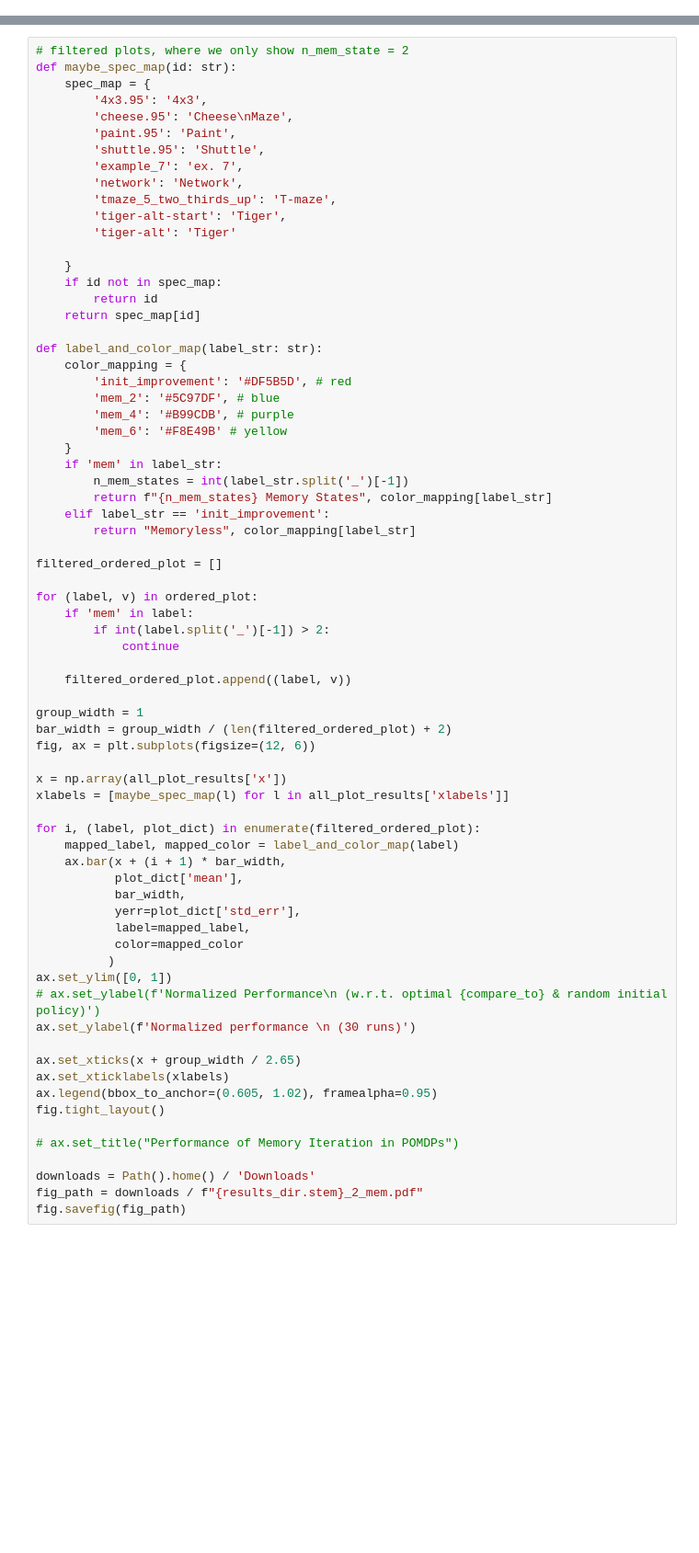
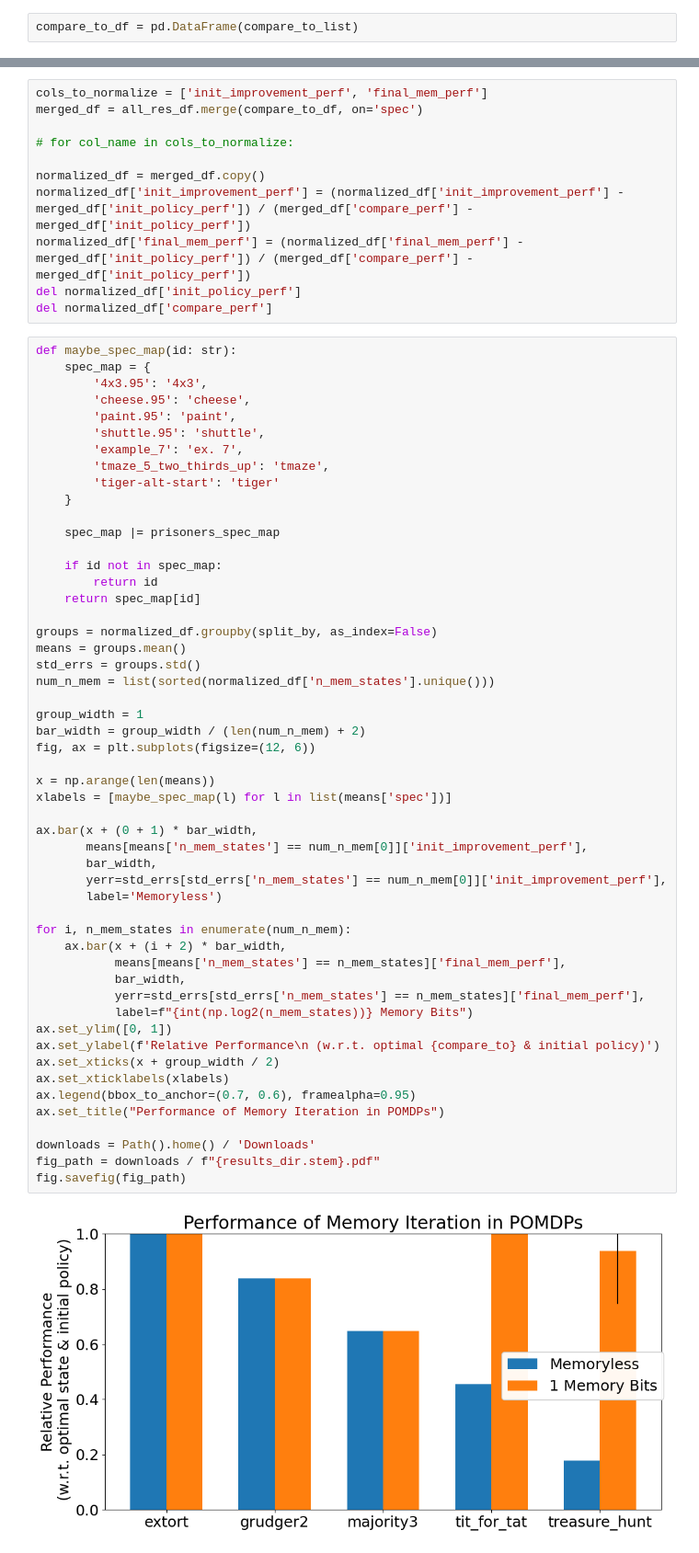
Before and after one commit to taodav/grl, a Jupyter notebook: scripts/plotting/mi_performance.ipynb, the cells around one changed output, grey strips where cells are left out. Shown at 92% size. Cells and saved outputs as stored; diff of their text form; blank space fills up the shorter version.

Commit message:
add runs for multiple mem states

```diff
--- a/scripts/plotting/mi_performance.ipynb
+++ b/scripts/plotting/mi_performance.ipynb
@@ -20 +94,3 @@ from definitions import ROOT_DIR
+# %%
+compare_to_df = pd.DataFrame(compare_to_list)
 # %%
@@ -169,71 +128,65 @@ all_plot_results
+# %%
+cols_to_normalize = ['init_improvement_perf', 'final_mem_perf']
+merged_df = all_res_df.merge(compare_to_df, on='spec')
+
+# for col_name in cols_to_normalize:
+
+normalized_df = merged_df.copy()
+normalized_df['init_improvement_perf'] = (normalized_df['init_improvement_perf'] - merged_df['init_policy_perf']) / (merged_df['compare_perf'] - merged_df['init_policy_perf'])
+normalized_df['final_mem_perf'] = (normalized_df['final_mem_perf'] - merged_df['init_policy_perf']) / (merged_df['compare_perf'] - merged_df['init_policy_perf'])
+del normalized_df['init_policy_perf']
+del normalized_df['compare_perf']
 # %%
-# filtered plots, where we only show n_mem_state = 2
 def maybe_spec_map(id: str):
     spec_map = {
         '4x3.95': '4x3',
-        'cheese.95': 'Cheese\nMaze',
-        'paint.95': 'Paint',
-        'shuttle.95': 'Shuttle',
+        'cheese.95': 'cheese',
+        'paint.95': 'paint',
+        'shuttle.95': 'shuttle',
         'example_7': 'ex. 7',
-        'network': 'Network',
-        'tmaze_5_two_thirds_up': 'T-maze',
-        'tiger-alt-start': 'Tiger',
-        'tiger-alt': 'Tiger'
+        'tmaze_5_two_thirds_up': 'tmaze',
+        'tiger-alt-start': 'tiger'
+    }
 
-    }
+    spec_map |= prisoners_spec_map
+
     if id not in spec_map:
         return id
     return spec_map[id]
 
-def label_and_color_map(label_str: str):
-    color_mapping = {
-        'init_improvement': '#DF5B5D', # red
-        'mem_2': '#5C97DF', # blue
-        'mem_4': '#B99CDB', # purple
-        'mem_6': '#F8E49B' # yellow
-    }
-    if 'mem' in label_str:
-        n_mem_states = int(label_str.split('_')[-1])
-        return f"{n_mem_states} Memory States", color_mapping[label_str]
-    elif label_str == 'init_improvement':
-        return "Memoryless", color_mapping[label_str]
-
-filtered_ordered_plot = []
-
-for (label, v) in ordered_plot:
-    if 'mem' in label:
-        if int(label.split('_')[-1]) > 2:
-            continue
-
-    filtered_ordered_plot.append((label, v))
+groups = normalized_df.groupby(split_by, as_index=False)
+means = groups.mean()
+std_errs = groups.std()
+num_n_mem = list(sorted(normalized_df['n_mem_states'].unique()))
 
 group_width = 1
-bar_width = group_width / (len(filtered_ordered_plot) + 2)
+bar_width = group_width / (len(num_n_mem) + 2)
 fig, ax = plt.subplots(figsize=(12, 6))
 
-x = np.array(all_plot_results['x'])
-xlabels = [maybe_spec_map(l) for l in all_plot_results['xlabels']]
+x = np.arange(len(means))
+xlabels = [maybe_spec_map(l) for l in list(means['spec'])]
 
-for i, (label, plot_dict) in enumerate(filtered_ordered_plot):
-    mapped_label, mapped_color = label_and_color_map(label)
-    ax.bar(x + (i + 1) * bar_width,
-           plot_dict['mean'],
+ax.bar(x + (0 + 1) * bar_width,
+       means[means['n_mem_states'] == num_n_mem[0]]['init_improvement_perf'],
+       bar_width,
+       yerr=std_errs[std_errs['n_mem_states'] == num_n_mem[0]]['init_improvement_perf'],
+       label='Memoryless')
+
+for i, n_mem_states in enumerate(num_n_mem):
+    ax.bar(x + (i + 2) * bar_width,
+           means[means['n_mem_states'] == n_mem_states]['final_mem_perf'],
            bar_width,
-           yerr=plot_dict['std_err'],
-           label=mapped_label,
-           color=mapped_color
-          )
+           yerr=std_errs[std_errs['n_mem_states'] == n_mem_states]['final_mem_perf'],
+           label=f"{int(np.log2(n_mem_states))} Memory Bits")
 ax.set_ylim([0, 1])
-# ax.set_ylabel(f'Normalized Performance\n (w.r.t. optimal {compare_to} & random initial policy)')
-ax.set_ylabel(f'Normalized performance \n (30 runs)')
-
-ax.set_xticks(x + group_width / 2.65)
+ax.set_ylabel(f'Relative Performance\n (w.r.t. optimal {compare_to} & initial policy)')
+ax.set_xticks(x + group_width / 2)
 ax.set_xticklabels(xlabels)
-ax.legend(bbox_to_anchor=(0.605, 1.02), framealpha=0.95)
-fig.tight_layout()
-
-# ax.set_title("Performance of Memory Iteration in POMDPs")
+ax.legend(bbox_to_anchor=(0.7, 0.6), framealpha=0.95)
+ax.set_title("Performance of Memory Iteration in POMDPs")
 
 downloads = Path().home() / 'Downloads'
-fig_path = downloads / f"{results_dir.stem}_2_mem.pdf"
+fig_path = downloads / f"{results_dir.stem}.pdf"
 fig.savefig(fig_path)
+# %% [output]
+[figure, added]
```
Also changed, not shown: parts of 10 cells of this notebook, 1 other file.
